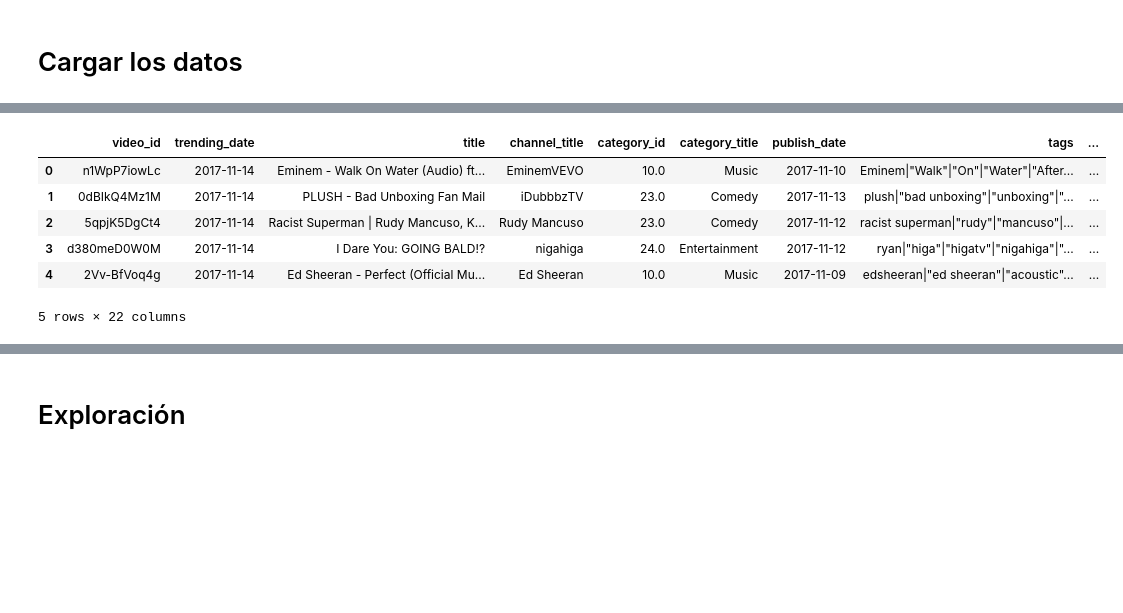
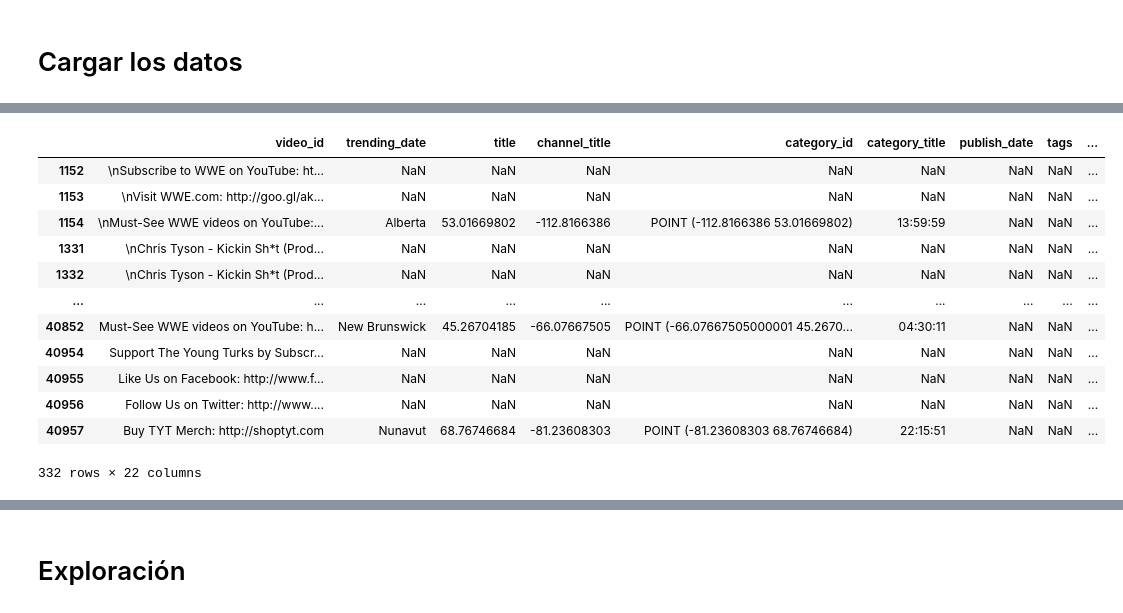
Before and after one commit to z3r0st/EB-2022-1-CC50, a Jupyter notebook: code/Exploration.ipynb, the cells around one changed output, grey strips where cells are left out. Drawn from its saved outputs; the diff is of its cells as text; code cells hidden in the pictures; blank space fills up the shorter version.

```diff
--- a/code/Exploration.ipynb
+++ b/code/Exploration.ipynb
@@ -3,5 +3,5 @@
 # %%
 import pandas as pd, numpy as np, matplotlib.pyplot as plt
 # %%
-url = "https://raw.githubusercontent.com/z3r0st/EB-2022-1-CC50/main/data/CAvideos_cc50_clean"
-df = pd.read_csv(url)
+url = "https://raw.githubusercontent.com/z3r0st/EB-2022-1-CC50/main/data/CAvideos_cc50_clean.csv"
+df = pd.read_csv(url, delimiter=',')
@@ -47,10 +47,17 @@ array(['Music', 'Comedy', 'Entertainment', 'News & Politics',
 # %%
-df.head()
+cats = ['Music', 'Comedy', 'Entertainment', 'News & Politics', 'People & Blogs', 'Howto & Style', 'Film & Animation', 'Science & Technology', 'Gaming', 'Sports', 'Nonprofits & Activism', 'Pets & Animals', 'Travel & Events', 'Autos & Vehicles', 'Education', 'Shows', 'Movies']
+df[[cat not in cats for cat in df["category_title"].values]]
 # %% [output]
 |  | video_id | trending_date | title | channel_title | category_id | category_title | publish_date | tags | ... |
-| 0 | n1WpP7iowLc | 2017-11-14 | Eminem - Walk On Water (Audio) ft... | EminemVEVO | 10.0 | Music | 2017-11-10 | Eminem|"Walk"|"On"|"Water"|"After... | ... |
-| 1 | 0dBIkQ4Mz1M | 2017-11-14 | PLUSH - Bad Unboxing Fan Mail | iDubbbzTV | 23.0 | Comedy | 2017-11-13 | plush|"bad unboxing"|"unboxing"|"... | ... |
-| 2 | 5qpjK5DgCt4 | 2017-11-14 | Racist Superman | Rudy Mancuso, K... | Rudy Mancuso | 23.0 | Comedy | 2017-11-12 | racist superman|"rudy"|"mancuso"|... | ... |
-| 3 | d380meD0W0M | 2017-11-14 | I Dare You: GOING BALD!? | nigahiga | 24.0 | Entertainment | 2017-11-12 | ryan|"higa"|"higatv"|"nigahiga"|"... | ... |
-| 4 | 2Vv-BfVoq4g | 2017-11-14 | Ed Sheeran - Perfect (Official Mu... | Ed Sheeran | 10.0 | Music | 2017-11-09 | edsheeran|"ed sheeran"|"acoustic"... | ... |
+| 1152 | \nSubscribe to WWE on YouTube: ht... | NaN | NaN | NaN | NaN | NaN | NaN | NaN | ... |
+| 1153 | \nVisit WWE.com: http://goo.gl/ak... | NaN | NaN | NaN | NaN | NaN | NaN | NaN | ... |
+| 1154 | \nMust-See WWE videos on YouTube:... | Alberta | 53.01669802 | -112.8166386 | POINT (-112.8166386 53.01669802) | 13:59:59 | NaN | NaN | ... |
+| 1331 | \nChris Tyson - Kickin Sh*t (Prod... | NaN | NaN | NaN | NaN | NaN | NaN | NaN | ... |
+| 1332 | \nChris Tyson - Kickin Sh*t (Prod... | NaN | NaN | NaN | NaN | NaN | NaN | NaN | ... |
+| ... | ... | ... | ... | ... | ... | ... | ... | ... | ... |
+| 40852 | Must-See WWE videos on YouTube: h... | New Brunswick | 45.26704185 | -66.07667505 | POINT (-66.07667505000001 45.2670... | 04:30:11 | NaN | NaN | ... |
+| 40954 | Support The Young Turks by Subscr... | NaN | NaN | NaN | NaN | NaN | NaN | NaN | ... |
+| 40955 | Like Us on Facebook: http://www.f... | NaN | NaN | NaN | NaN | NaN | NaN | NaN | ... |
+| 40956 | Follow Us on Twitter: http://www.... | NaN | NaN | NaN | NaN | NaN | NaN | NaN | ... |
+| 40957 | Buy TYT Merch: http://shoptyt.com | Nunavut | 68.76746684 | -81.23608303 | POINT (-81.23608303 68.76746684) | 22:15:51 | NaN | NaN | ... |
-5 rows × 22 columns
+332 rows × 22 columns
```
Also changed, not shown: parts of 10 cells of this notebook, 4 other files.
